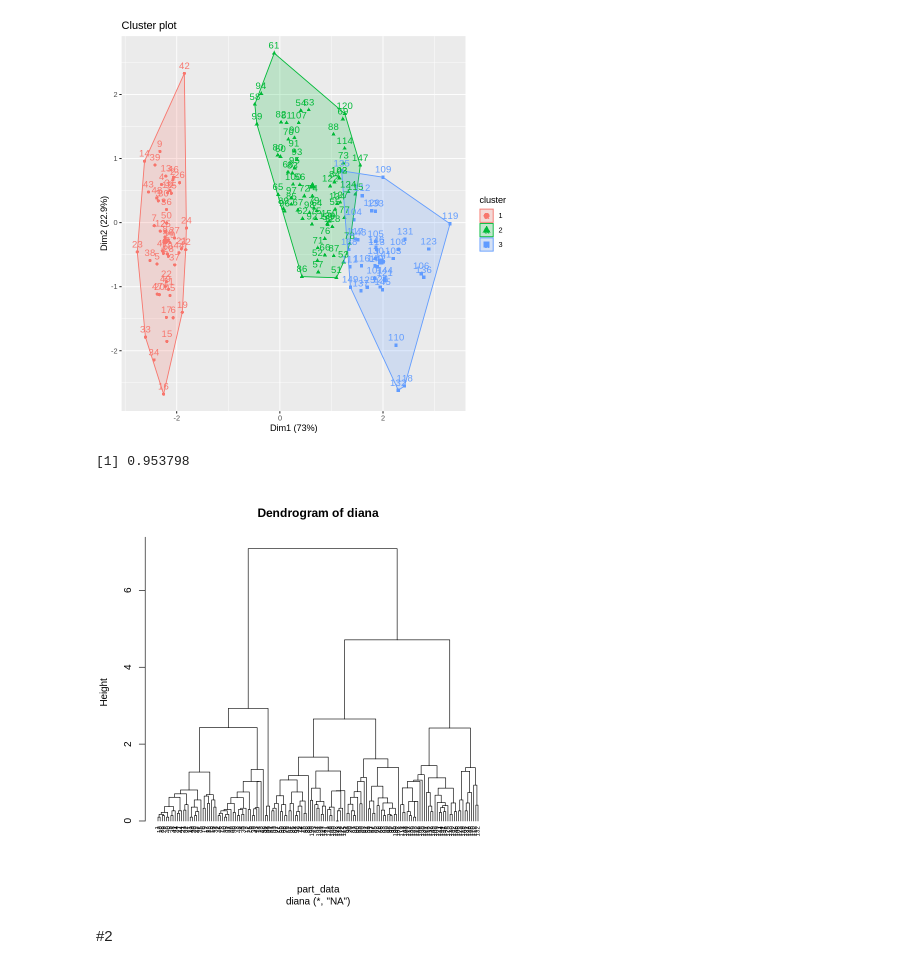
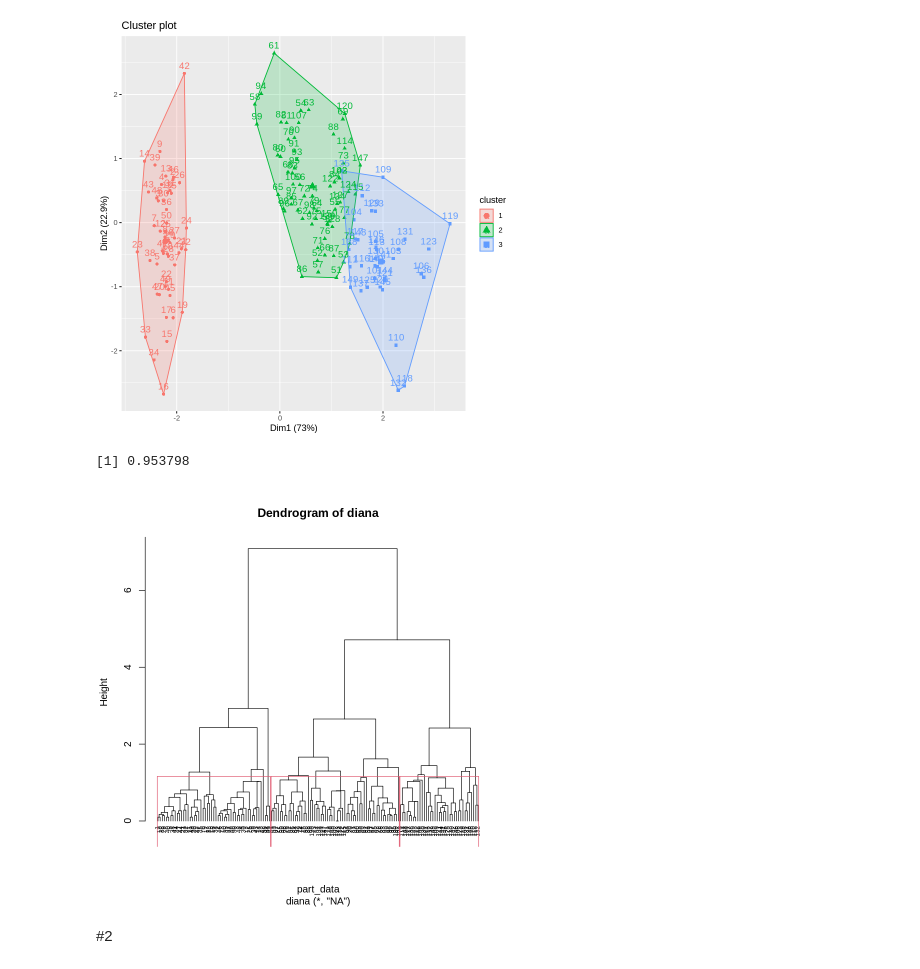
Before and after one commit to Viktory4121/MME, a Jupyter notebook: lab3.ipynb, the cells around one changed output. Drawn from its saved outputs; the diff is of its cells as text; code cells hidden in the pictures.

```diff
--- a/lab3.ipynb
+++ b/lab3.ipynb
@@ -88,13 +102,13 @@ fviz_cluster(list(data = part_data, cluster = sub_grps))
 # %%
 model_diana <- diana(part_data)
 model_diana$dc
 
 # Plot obtained dendrogram
-pltree(model_diana, cex = 0.6, hang = -1,
-       main = "Dendrogram of diana")
+pltree(model_diana, cex = 0.6, hang = -1, main = "Dendrogram of diana")
+rect.hclust(model_diana, k=3)
 # %% [output]
 [1] 0.953798
-[figure, old version]
+[figure, new version]
 # %% [markdown]
 #2
 # %%
```
Also changed, not shown: parts of 2 cells of this notebook.
